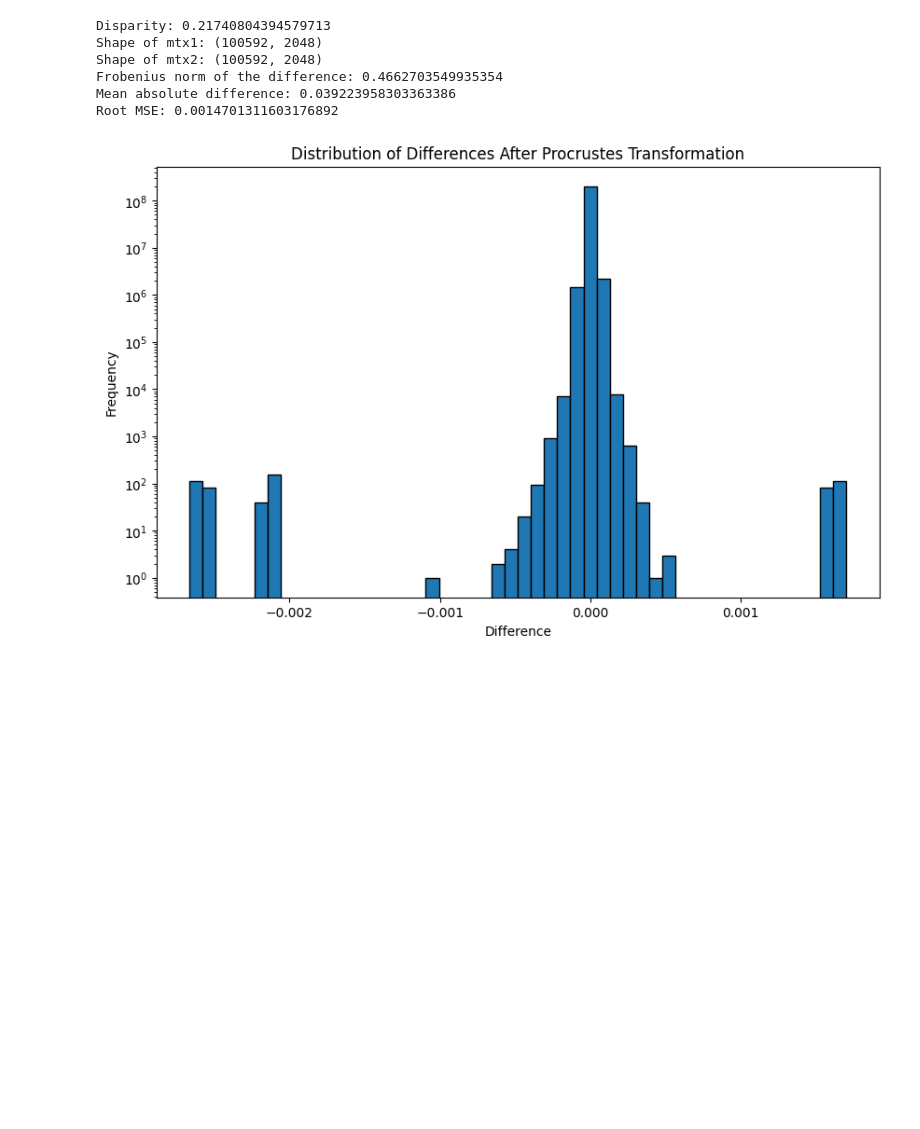
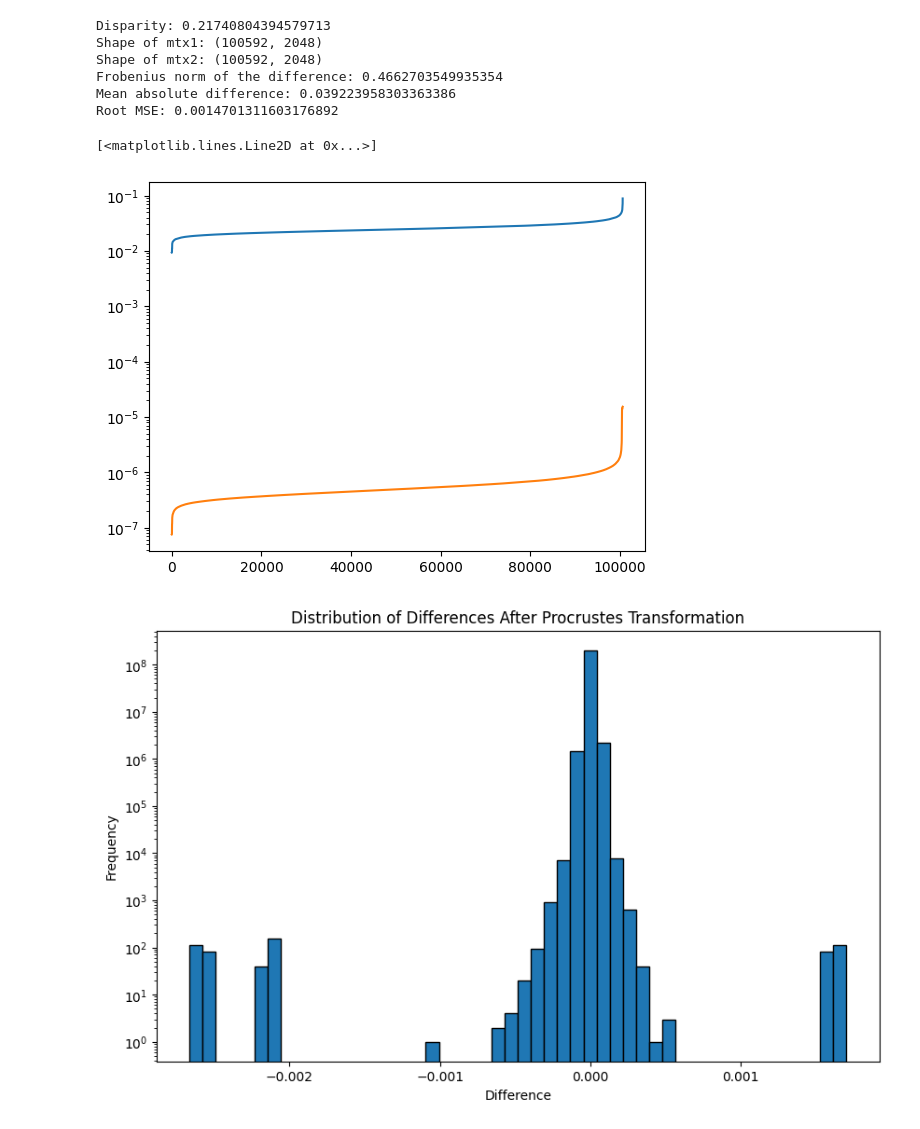
Before and after one commit to nickypro/notebooks, a Jupyter notebook: misc/procrustes.ipynb, the cells around one changed output. Cells and saved outputs as stored; diff of their text form; code cells hidden in the pictures; blank space fills up the shorter version.

```diff
--- a/misc/procrustes.ipynb
+++ b/misc/procrustes.ipynb
@@ -245,6 +245,12 @@ Shape of mtx2: (100592, 2048)
 Frobenius norm of the difference: 0.4662703549935354
 Mean absolute difference: 0.039223958303363386
 Root MSE: 0.0014701311603176892
+# %%
+plt.semilogy( np.sort(np.sum(np.abs(mtx1 - mtx2), axis=-1) ) )
+plt.semilogy( np.sort(np.sum((mtx1 - mtx2)**2, axis=-1) ) )
+# %% [output]
+[<matplotlib.lines.Line2D at 0x...>]
+[figure, added]
 # %%
 # Visualize the distribution of differences
 plt.figure(figsize=(10, 6))
```
Also changed, not shown: 6 other files.
